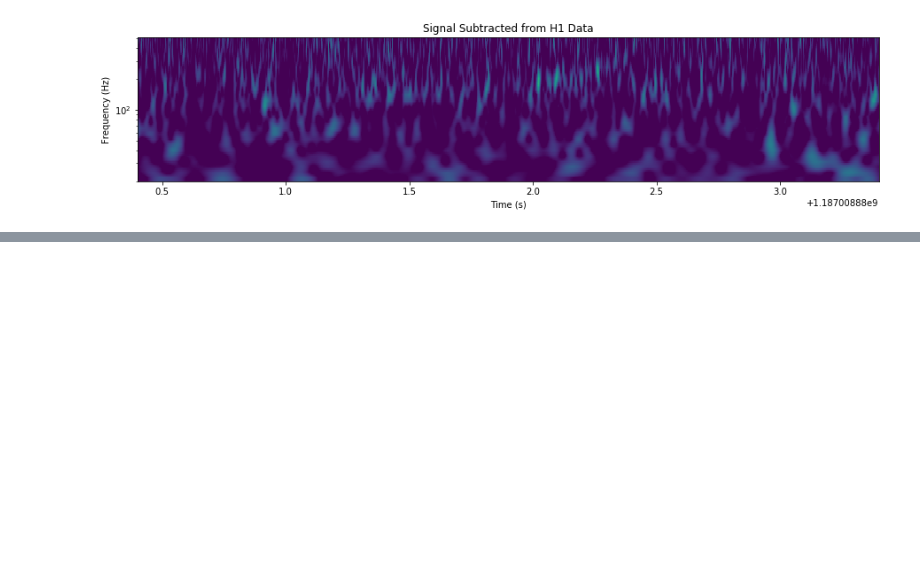
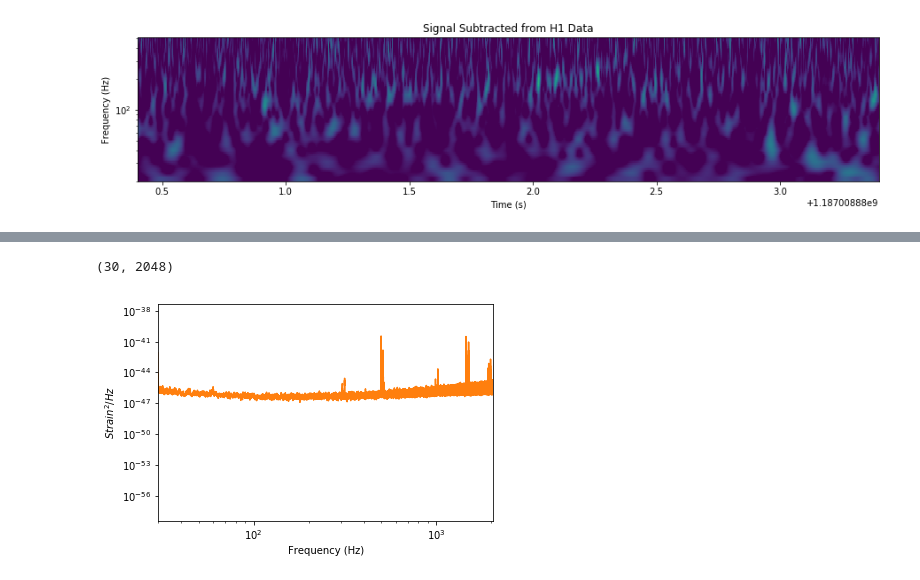
Before and after one commit to miryamrodsan/Notebook-GW, a Jupyter notebook: Generating Waveforms and Matched Filtering (GW170817).ipynb, the cells around one changed output, grey strips where cells are left out. Cells and saved outputs as stored; diff of their text form; code cells hidden in the pictures; blank space fills up the shorter version.

```diff
--- a/Generating Waveforms and Matched Filtering (GW170817).ipynb
+++ b/Generating Waveforms and Matched Filtering (GW170817).ipynb
@@ -379,0 +422,17 @@ for data, title in [(conditionedhan, 'Original H1 Data'),
+# %%
+from scipy import signal
+windowliv= signal.tukey(len(conditionedliv),alpha=0.25)#DOUBT: I did not find the exact value
+strainwliv =  conditionedliv * windowliv
+
+psdwliv= strainwliv.psd(4)
+psdwliv= interpolate(psdwliv, strainwliv.delta_f)
+psdwliv= inverse_spectrum_truncation(psdwliv, 4 * strainwliv.sample_rate,
+                                  low_frequency_cutoff=30)
+
+pylab.loglog(psdwliv.sample_frequencies, psdwliv,'tab:orange')
+pylab.ylabel('$Strain^2 / Hz$')
+pylab.xlabel('Frequency (Hz)')
+pylab.xlim(30, 2048)
+# %% [output]
+(30, 2048)
+[figure, added]
```
Also changed, not shown: parts of 21 cells of this notebook.
